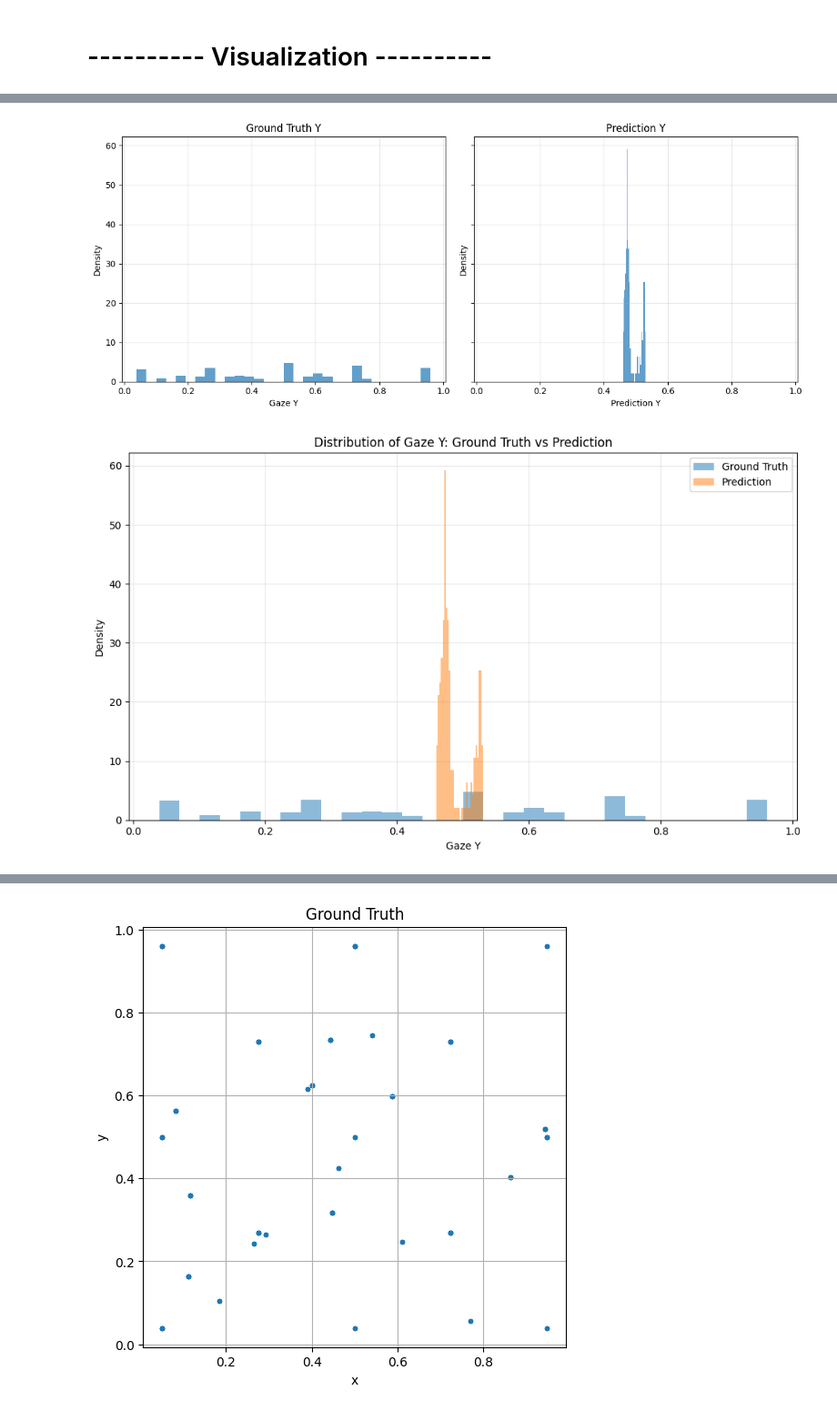
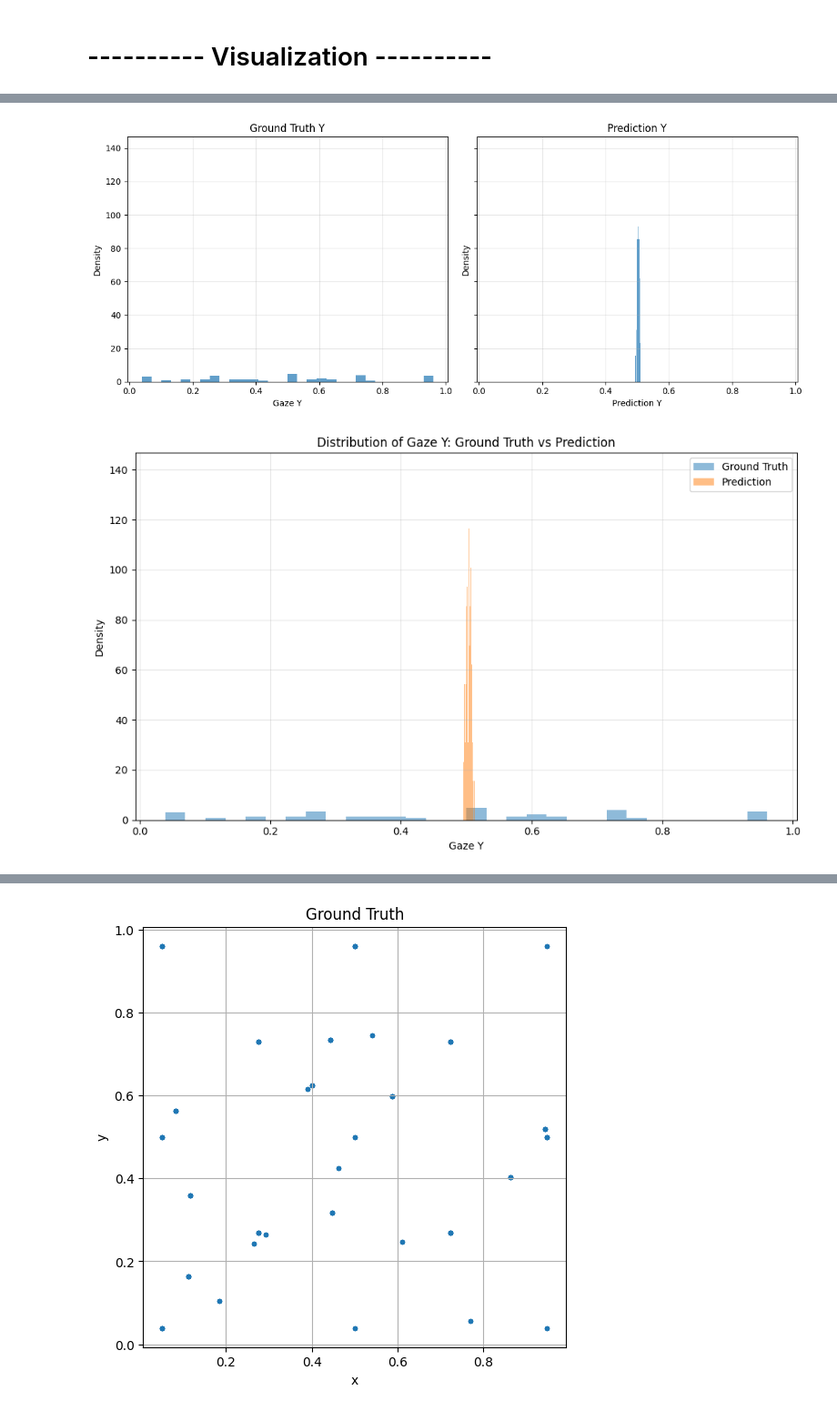
Before and after one commit to RafeiKAr/gaze-estimation, a Jupyter notebook: notebook_model_train.ipynb, the cells around one changed output, grey strips where cells are left out. Shown at 91% size. Saved outputs shown, nothing was run; the diff lists cells and outputs as text; code cells hidden in the pictures.

```diff
--- a/notebook_model_train.ipynb
+++ b/notebook_model_train.ipynb
@@ -1774,7 +1667,7 @@ def confidence_interval(data, confidence=0.95):
     return mean, lower, upper
 # %%
 try:
-        df = pd.read_csv('results/baseline_predictions.csv')
+        df = pd.read_csv('results/baseline_predictions2.csv')
 
 
 except Exception as e:
@@ -2037,7 +1931,7 @@ ax2.set_ylabel("Density")
 ax2.set_title("Prediction Y")
 ax2.grid(True, alpha=0.3)
 
-
+plt.yticks(range(0, 160, 20))
 plt.tight_layout()
 plt.show()
 
@@ -2045,35 +1939,37 @@ plt.show()
 
 
 plt.figure(figsize=(10, 6))
 
 plt.hist(
     gt_y,
     bins=30,
     density=True,
     alpha=0.5,
     label="Ground Truth"
 )
 
 plt.hist(
     pred_y,
     bins=30,
     density=True,
     alpha=0.5,
     label="Prediction"
 )
 
 plt.xlabel("Gaze Y")
 plt.ylabel("Density")
 plt.title("Distribution of Gaze Y: Ground Truth vs Prediction")
 
 plt.legend()
 plt.grid(True, alpha=0.3)
 
+
+plt.yticks(range(0, 160, 20))
 plt.tight_layout()
 plt.show()
 # %% [output]
-[figure, old version]
+[figure, new version]
-[figure, old version]
+[figure, new version]
 # %%
 
 # df = pd.read_csv("results/baseline_predictions.csv")
```
Also changed, not shown: parts of 24 cells of this notebook, 8 other files.
